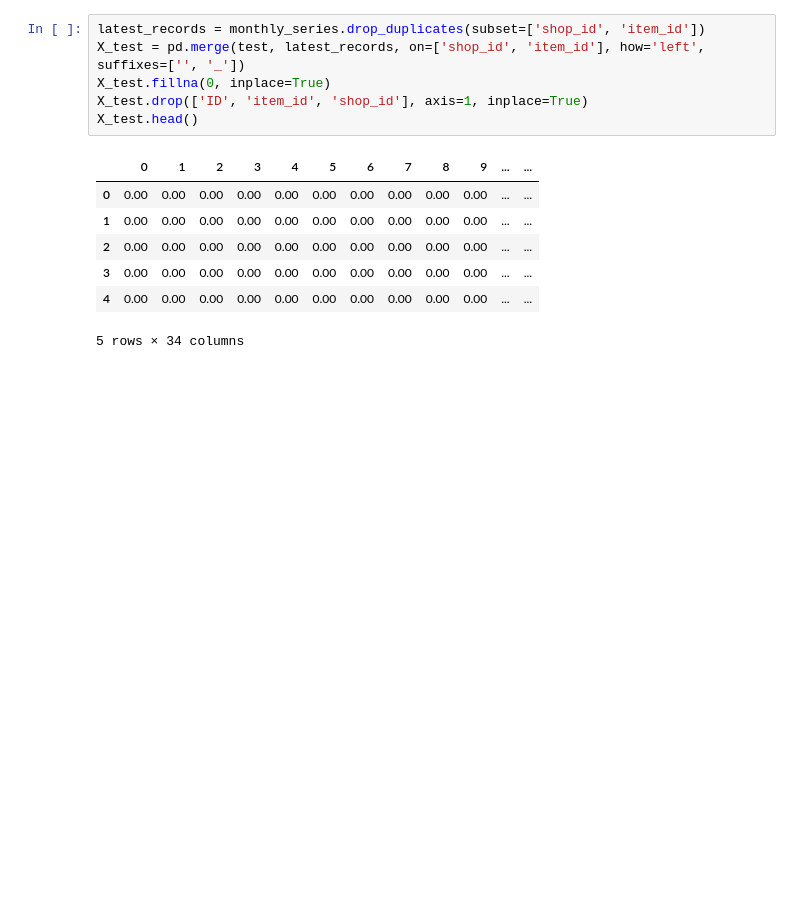
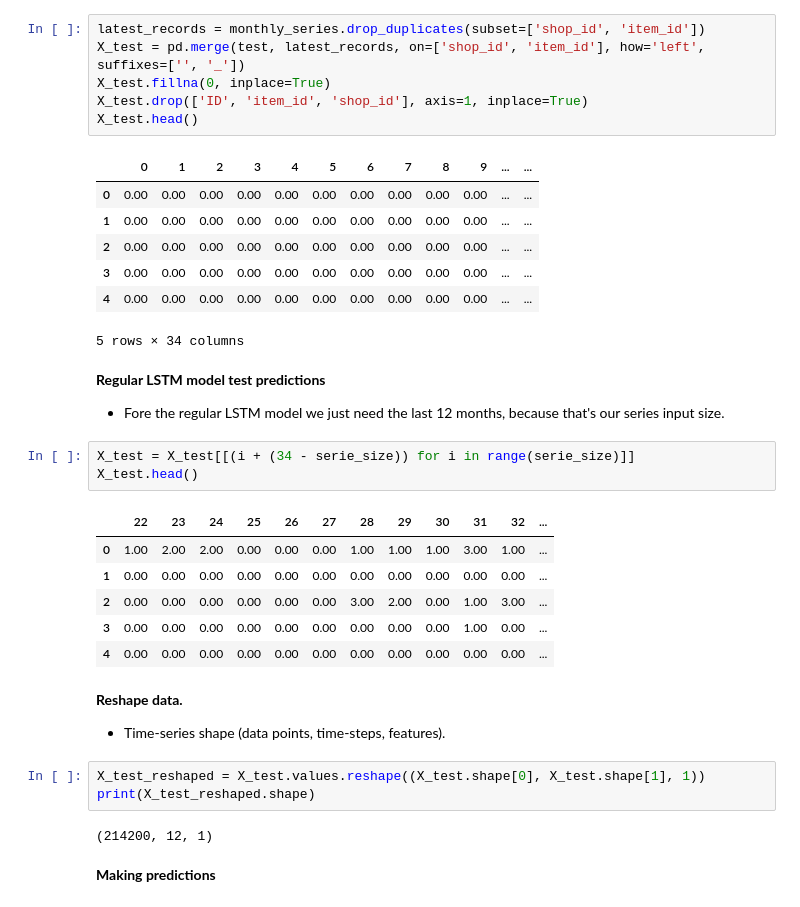
Before and after one commit to AiJared/time-series-forecasting-with-lstm-autoencoders, a Jupyter notebook: Time_Series_Forecasting_with_LSTM_Autoencoders.ipynb, the cells around one changed output. Drawn from its saved outputs; the diff is of its cells as text; blank space fills up the shorter version.

Commit message:
Making predictions

```diff
--- a/Time_Series_Forecasting_with_LSTM_Autoencoders.ipynb
+++ b/Time_Series_Forecasting_with_LSTM_Autoencoders.ipynb
@@ -610,3 +610,28 @@ X_test.head()
 | 3 | 0.00 | 0.00 | 0.00 | 0.00 | 0.00 | 0.00 | 0.00 | 0.00 | 0.00 | 0.00 | ... | ... |
 | 4 | 0.00 | 0.00 | 0.00 | 0.00 | 0.00 | 0.00 | 0.00 | 0.00 | 0.00 | 0.00 | ... | ... |
 5 rows × 34 columns
+# %% [markdown]
+**Regular LSTM model test predictions**
+
+*   Fore the regular LSTM model we just need the last 12 months, because that's our series input size.
+# %%
+X_test = X_test[[(i + (34 - serie_size)) for i in range(serie_size)]]
+X_test.head()
+# %% [output]
+|  | 22 | 23 | 24 | 25 | 26 | 27 | 28 | 29 | 30 | 31 | 32 | ... |
+| 0 | 1.00 | 2.00 | 2.00 | 0.00 | 0.00 | 0.00 | 1.00 | 1.00 | 1.00 | 3.00 | 1.00 | ... |
+| 1 | 0.00 | 0.00 | 0.00 | 0.00 | 0.00 | 0.00 | 0.00 | 0.00 | 0.00 | 0.00 | 0.00 | ... |
+| 2 | 0.00 | 0.00 | 0.00 | 0.00 | 0.00 | 0.00 | 3.00 | 2.00 | 0.00 | 1.00 | 3.00 | ... |
+| 3 | 0.00 | 0.00 | 0.00 | 0.00 | 0.00 | 0.00 | 0.00 | 0.00 | 0.00 | 1.00 | 0.00 | ... |
+| 4 | 0.00 | 0.00 | 0.00 | 0.00 | 0.00 | 0.00 | 0.00 | 0.00 | 0.00 | 0.00 | 0.00 | ... |
+# %% [markdown]
+**Reshape data.**
+
+*   Time-series shape (data points, time-steps, features).
+# %%
+X_test_reshaped = X_test.values.reshape((X_test.shape[0], X_test.shape[1], 1))
+print(X_test_reshaped.shape)
+# %% [output]
+(214200, 12, 1)
+# %% [markdown]
+**Making predictions**
```
Also changed, not shown: parts of 6 cells of this notebook.
